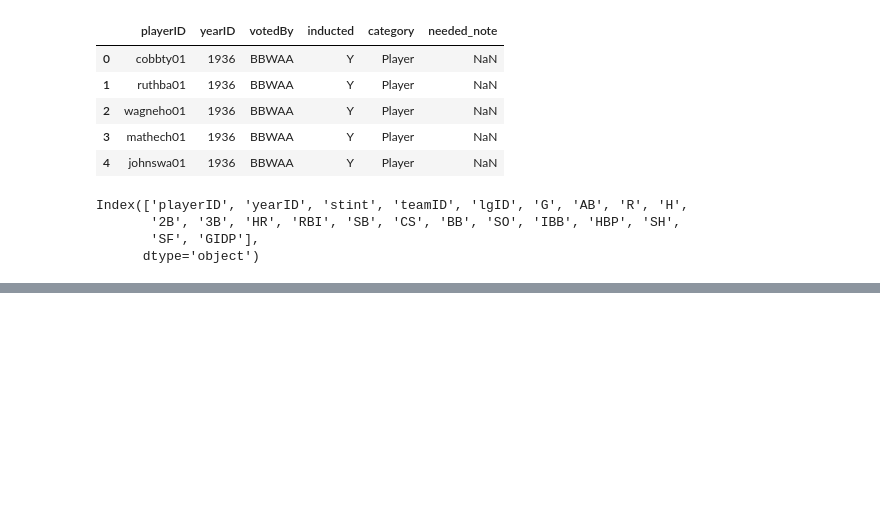
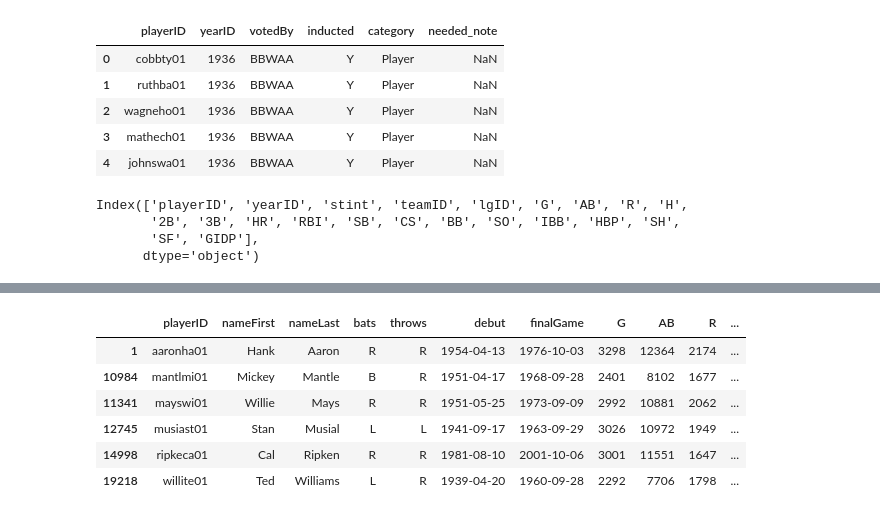
Before and after one commit to mariojrgithub/capstone, a Jupyter notebook: datacamp_codealong_classification.ipynb, the cells around one changed output, grey strips where cells are left out. Drawn from its saved outputs; the diff is of its cells as text; code cells hidden in the pictures; blank space fills up the shorter version.

```diff
--- a/datacamp_codealong_classification.ipynb
+++ b/datacamp_codealong_classification.ipynb
@@ -86,0 +239,11 @@ Index(['playerID', 'yearID', 'stint', 'teamID', 'lgID', 'G', 'AB', 'R', 'H',
+# %%
+# indicate which players in player_stats were inducted into the HOF
+for i, row in hof_df.iterrows():
+    playerID = row['playerID']
+    if playerID in player_stats:
+        player_stats[playerID]['HoF'] = 1
+        player_stats[playerID]['votedBy'] = row['votedBy']
+# %%
+# convert player_stats into a dataframe
+stats_df = pd.DataFrame.from_dict(player_stats, orient='index')
+stats_df.head()
@@ -86,0 +257,15 @@ Index(['playerID', 'yearID', 'stint', 'teamID', 'lgID', 'G', 'AB', 'R', 'H',
+# %%
+# add column for playerID from the stats_df index
+stats_df['playerID'] = stats_df.index
+# %%
+master_df = master_df.join(stats_df, on='playerID', how='inner', rsuffix='mstr')
+# %%
+master_df[master_df['AS_games'] > 18]
+# %% [output]
+|  | playerID | nameFirst | nameLast | bats | throws | debut | finalGame | G | AB | R | ... |
+| 1 | aaronha01 | Hank | Aaron | R | R | 1954-04-13 | 1976-10-03 | 3298 | 12364 | 2174 | ... |
+| 10984 | mantlmi01 | Mickey | Mantle | B | R | 1951-04-17 | 1968-09-28 | 2401 | 8102 | 1677 | ... |
+| 11341 | mayswi01 | Willie | Mays | R | R | 1951-05-25 | 1973-09-09 | 2992 | 10881 | 2062 | ... |
+| 12745 | musiast01 | Stan | Musial | L | L | 1941-09-17 | 1963-09-29 | 3026 | 10972 | 1949 | ... |
+| 14998 | ripkeca01 | Cal | Ripken | R | R | 1981-08-10 | 2001-10-06 | 3001 | 11551 | 1647 | ... |
+| 19218 | willite01 | Ted | Williams | L | R | 1939-04-20 | 1960-09-28 | 2292 | 7706 | 1798 | ... |
```
Also changed, not shown: parts of 15 cells of this notebook.
